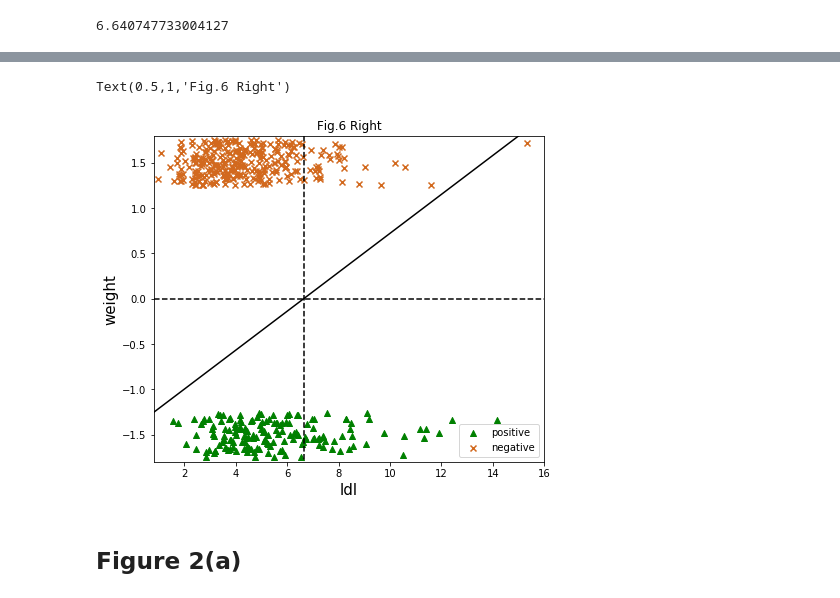
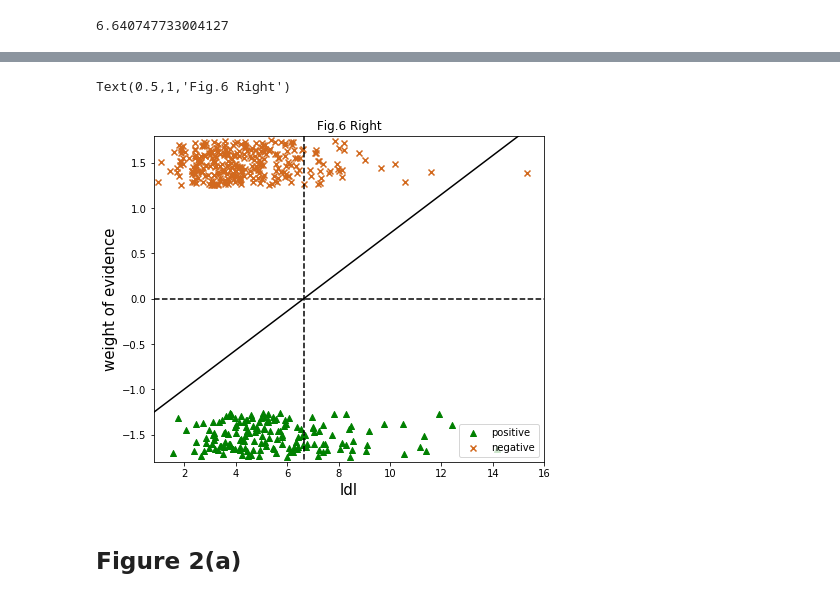
Before and after one commit to evidentiallab/Lunde_Chen_NN_Belief_Reproduction, a Jupyter notebook: NNBelief_logistic_regression.ipynb, the cells around one changed output, grey strips where cells are left out. Drawn from its saved outputs; the diff is of its cells as text; code cells hidden in the pictures.

```diff
--- a/NNBelief_logistic_regression.ipynb
+++ b/NNBelief_logistic_regression.ipynb
@@ -513,29 +513,29 @@ Text(0.5,1,'Fig.6 Left')
 # %%
 import random
 arr_ldl_pos = heart[heart["chd"]==1]["ldl"]
 arr_ldl_neg = heart[heart["chd"]==0]["ldl"]
 weight_pos = np.array([-1.5 + (random.random() - 0.5 ) * 0.5
                        for _ in arr_ldl_pos])
 weight_neg = np.array([1.5 + (random.random() - 0.5 ) * 0.5
                        for _ in arr_ldl_neg])
 
 fig, ax = plt.subplots()
 ax.scatter(arr_ldl_pos, weight_pos, marker='^', label='positive', color='green')
 ax.scatter(arr_ldl_neg, weight_neg, marker='x', label='negative', color='chocolate')
 _ylim = 1.8
 plt.xlim([0.8, 16])
 plt.ylim([-_ylim, _ylim])
 plt.plot([0.8, 16], [0, 0], linestyle='dashed', color='black')
 plt.plot([fun_inverse_w_ldl(0), fun_inverse_w_ldl(0)], [_ylim, -_ylim], linestyle='dashed', color='black')
 plt.plot(arr_scaled_back[:, 1], w_ldl, color='k')
 ax.set_xlabel('ldl', fontsize=15)
-ax.set_ylabel('weight', fontsize=15)
+ax.set_ylabel('weight of evidence', fontsize=15)
 ax.legend()
 fig.set_size_inches(7, 6)
 ax.set_title('Fig.6 Right')
 # %% [output]
 Text(0.5,1,'Fig.6 Right')
-[figure, old version]
+[figure, new version]
 # %% [markdown]
 ## Figure 2(a)
 # %%
```
Also changed, not shown: parts of 4 cells of this notebook, 1 other file.
